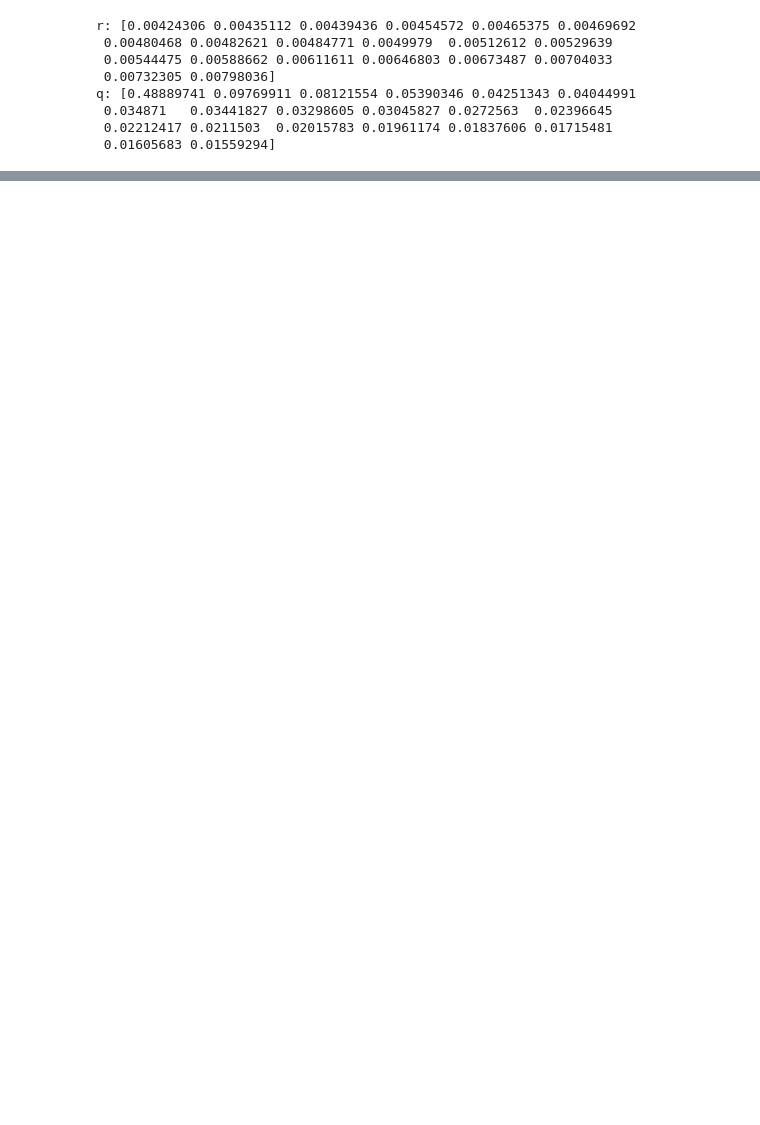
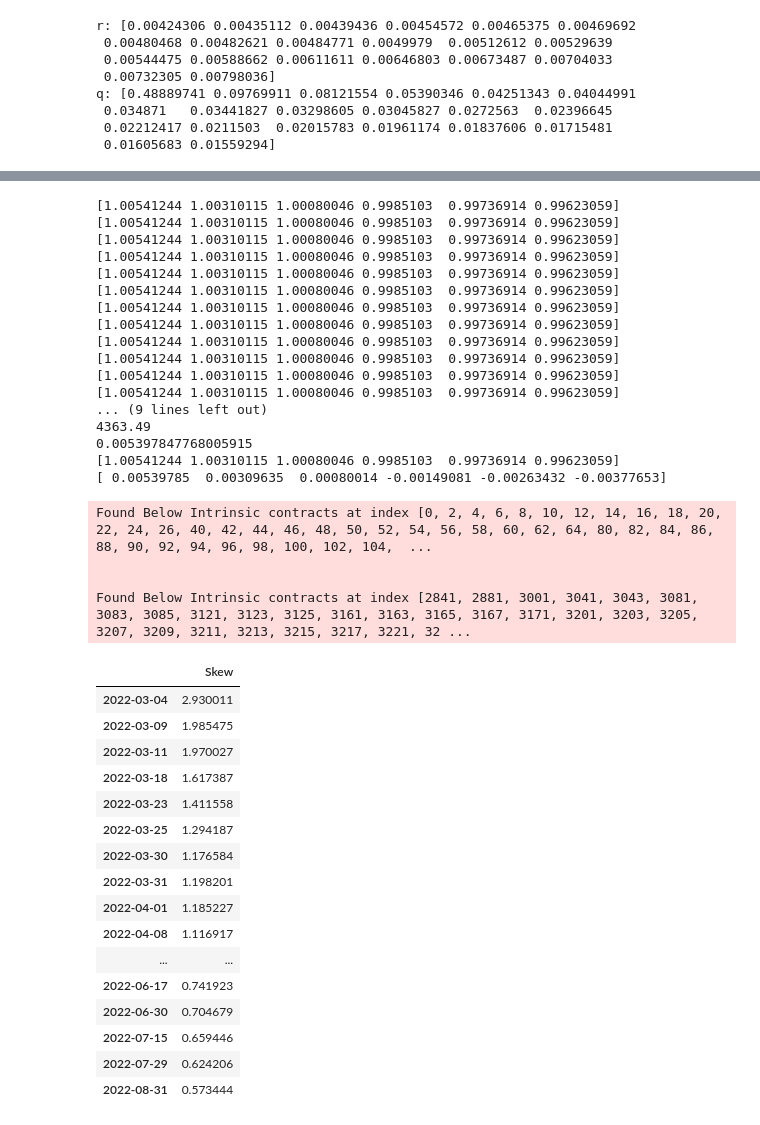
Before and after one commit to mayurankv/msc-statistics-dissertation, a Jupyter notebook: Project/notebooks/option_test.ipynb, the cells around one changed output, grey strips where cells are left out. Cells and saved outputs as stored; diff of their text form; code cells hidden in the pictures; blank space fills up the shorter version.

```diff
--- a/Project/notebooks/option_test.ipynb
+++ b/Project/notebooks/option_test.ipynb
@@ -289,0 +261,79 @@ Found Below Intrinsic contracts at index [2841, 2881, 3001, 3041, 3043, 3081, 30
+# %%
+pricing_model = PricingModel()
+volatility_surface = spx_vs
+
+surfaces = [
+	volatility_surface.surface_quantities(
+		time=time,
+		quantity_method="empirical_pricing_implied_volatility",
+		price_types=["Mid"],
+		out_the_money=True,
+		pricing_model=pricing_model,
+	)[0],
+]
+
+atm_skews = [
+	DataFrame(
+		[
+			np.polyfit(
+				x=moneyness(volatility_surface.underlying, indices, time, log=True),
+				y=cast(DataFrame, surface.xs(key=expiry, level=1)).loc[indices, "Symbol"].to_numpy(),
+				deg=1,
+			)[0]
+			for expiry in volatility_surface.expiries
+			if (
+				indices := find_closest_strikes(
+					strikes=volatility_surface.strikes,
+					spot=volatility_surface.underlying.price(time=time),
+				)
+			).any()
+		],
+		index=[expiry for expiry in volatility_surface.expiries],
+		columns=["Skew"],
+	)
+	for surface in surfaces
+]
+print(indices)
+print(spx_vs.underlying.price(time))
+print(np.log(4363.49 / 4340))
+print(moneyness(volatility_surface.underlying, indices, time, log=True))
+atm_skews[0]
+# %% [output]
+[1.00541244 1.00310115 1.00080046 0.9985103  0.99736914 0.99623059]
+[1.00541244 1.00310115 1.00080046 0.9985103  0.99736914 0.99623059]
+[1.00541244 1.00310115 1.00080046 0.9985103  0.99736914 0.99623059]
+[1.00541244 1.00310115 1.00080046 0.9985103  0.99736914 0.99623059]
+[1.00541244 1.00310115 1.00080046 0.9985103  0.99736914 0.99623059]
+[1.00541244 1.00310115 1.00080046 0.9985103  0.99736914 0.99623059]
+[1.00541244 1.00310115 1.00080046 0.9985103  0.99736914 0.99623059]
+[1.00541244 1.00310115 1.00080046 0.9985103  0.99736914 0.99623059]
+[1.00541244 1.00310115 1.00080046 0.9985103  0.99736914 0.99623059]
+[1.00541244 1.00310115 1.00080046 0.9985103  0.99736914 0.99623059]
+[1.00541244 1.00310115 1.00080046 0.9985103  0.99736914 0.99623059]
+[1.00541244 1.00310115 1.00080046 0.9985103  0.99736914 0.99623059]
+... (9 lines left out)
+4363.49
+0.005397847768005915
+[1.00541244 1.00310115 1.00080046 0.9985103  0.99736914 0.99623059]
+[ 0.00539785  0.00309635  0.00080014 -0.00149081 -0.00263432 -0.00377653]
+Found Below Intrinsic contracts at index [0, 2, 4, 6, 8, 10, 12, 14, 16, 18, 20, 22, 24, 26, 40, 42, 44, 46, 48, 50, 52, 54, 56, 58, 60, 62, 64, 80, 82, 84, 86, 88, 90, 92, 94, 96, 98, 100, 102, 104,  ...
+
+
+Found Below Intrinsic contracts at index [2841, 2881, 3001, 3041, 3043, 3081, 3083, 3085, 3121, 3123, 3125, 3161, 3163, 3165, 3167, 3171, 3201, 3203, 3205, 3207, 3209, 3211, 3213, 3215, 3217, 3221, 32 ...
+|  | Skew |
+| 2022-03-04 | 2.930011 |
+| 2022-03-09 | 1.985475 |
+| 2022-03-11 | 1.970027 |
+| 2022-03-18 | 1.617387 |
+| 2022-03-23 | 1.411558 |
+| 2022-03-25 | 1.294187 |
+| 2022-03-30 | 1.176584 |
+| 2022-03-31 | 1.198201 |
+| 2022-04-01 | 1.185227 |
+| 2022-04-08 | 1.116917 |
+| ... | ... |
+| 2022-06-17 | 0.741923 |
+| 2022-06-30 | 0.704679 |
+| 2022-07-15 | 0.659446 |
+| 2022-07-29 | 0.624206 |
+| 2022-08-31 | 0.573444 |
```
Also changed, not shown: parts of 14 cells of this notebook, 11 other files.
